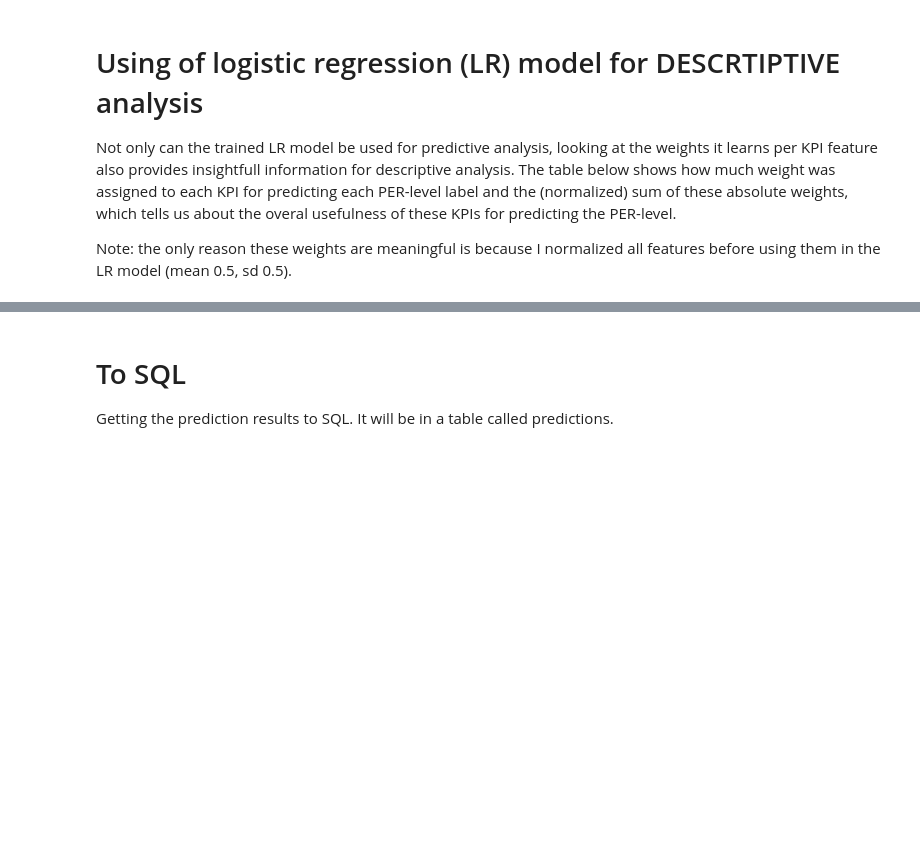
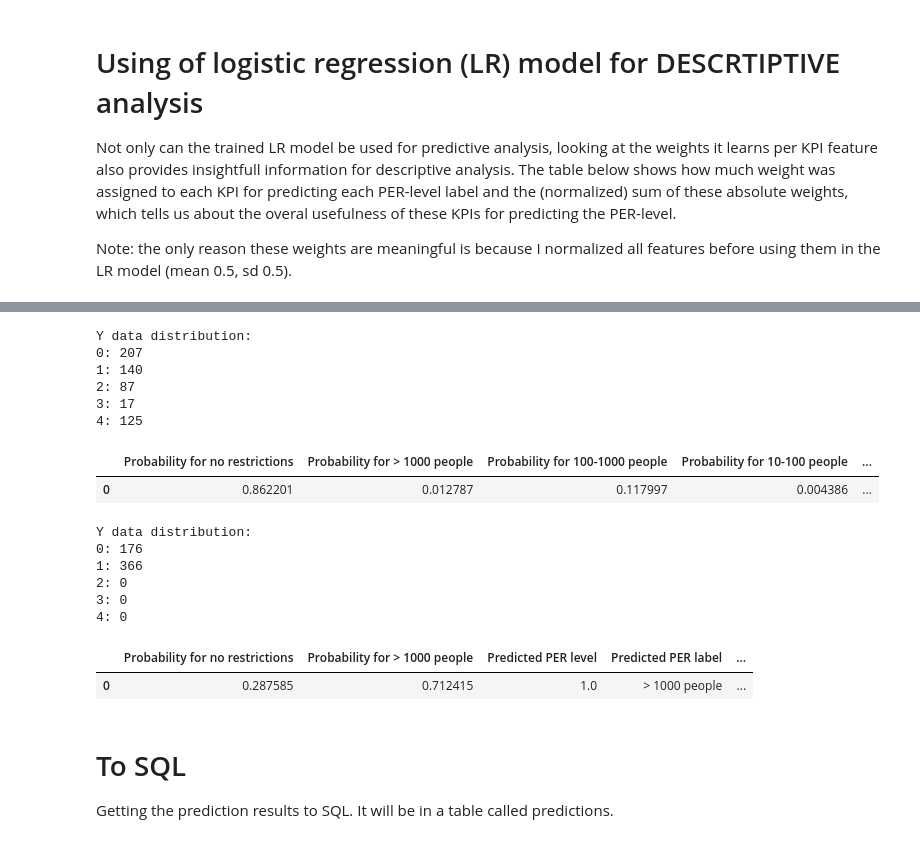
Before and after one commit to KasperGoes/Data-Science-dashboard, a Jupyter notebook: docker/dashboard/Data analysis.ipynb, the cells around one changed output, grey strips where cells are left out. Saved outputs shown, nothing was run; the diff lists cells and outputs as text; code cells hidden in the pictures; blank space fills up the shorter version.

```diff
--- a/docker/dashboard/Data analysis.ipynb
+++ b/docker/dashboard/Data analysis.ipynb
@@ -294,3 +297,10 @@ Pearson Rho: 0.6037770289928472 p: 9.768208486913764e-132
 # %% [markdown]
 # Creating, training and testing predictive models
 Here we set up ML models for predictive analysis and test them
+# %%
+# ML specific global parameters
+
+# The list of KPIs that will not be used in predictive analytics even if they are used in descriptive analytics:
+excludeFromPrediction = ['weekly_icu_admissions_per_tenthousand'] # Unfortunatly Japan does not provide weekly icu admission numbers and therefore we decided to exclude it from predictive analysis
+# The user might desire to perform the predictive analysis on another selection of countries than the descriptive one, which is why the iso_filter can be changed here
+ISO_filter = ['NLD']
@@ -297,3 +311,6 @@ Here we set up ML models for predictive analysis and test them
+# %%
+# creating a new sql reader for predictive analytics using the new ISO_filter
+sql_reader = SQL_reader(db_conn,sql_sourcename,ISO_filter)
 # %%
 class ML:
     """
@@ -754,3 +778,27 @@ predictions
+# %%
+dfs =[]
+for ISOfilt in ISO_filtersMLAdv:
+    dfproba = DailyPredictor.RunPredictionRoutine(db_conn,sql_sourcename,ISOfilt,selectedKPIs,daysAhead,True)
+    dfproba = dfproba.loc[dfproba['Target country']=='NLD']
+    display(dfproba)
+    dfs.append(dfproba)
+# %% [output]
+Y data distribution:
+0: 207
+1: 140
+2: 87
+3: 17
+4: 125
+|  | Probability for no restrictions | Probability for > 1000 people | Probability for 100-1000 people | Probability for 10-100 people | ... |
+| 0 | 0.862201 | 0.012787 | 0.117997 | 0.004386 | ... |
+Y data distribution:
+0: 176
+1: 366
+2: 0
+3: 0
+4: 0
+|  | Probability for no restrictions | Probability for > 1000 people | Predicted PER level | Predicted PER label | ... |
+| 0 | 0.287585 | 0.712415 | 1.0 | > 1000 people | ... |
 # %% [markdown]
 # To SQL
 Getting the prediction results to SQL. It will be in a table called predictions.
```
Also changed, not shown: parts of 23 cells of this notebook.
